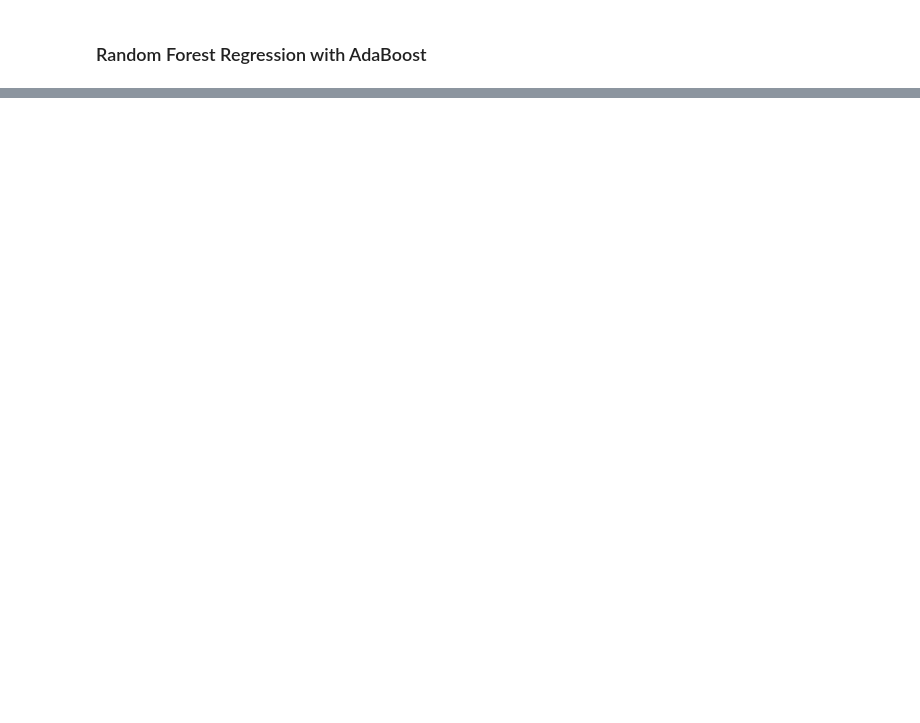
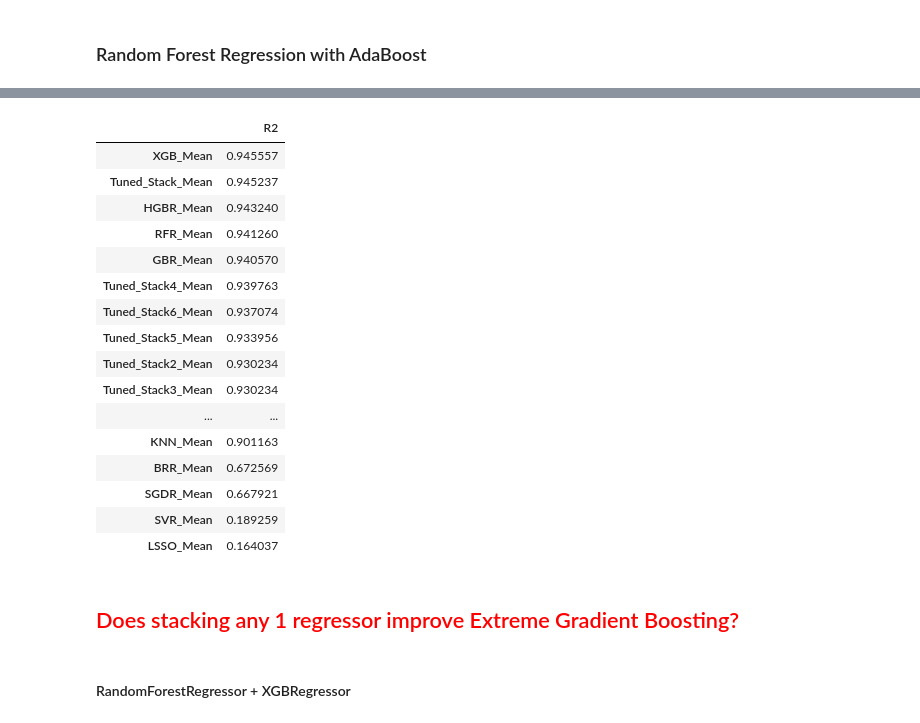
Before and after one commit to RobC30/COVID-Risk-Analysis, a Jupyter notebook: COVID_Start_Jupyter_Notebook.ipynb, the cells around one changed output, grey strips where cells are left out. Drawn from its saved outputs; the diff is of its cells as text; code cells hidden in the pictures; blank space fills up the shorter version.

```diff
--- a/COVID_Start_Jupyter_Notebook.ipynb
+++ b/COVID_Start_Jupyter_Notebook.ipynb
@@ -838,0 +1656,22 @@ r2_score(y_test, y_pred5)
+# %%
+Tuned_Stack10_Results = {}
+
+# define the base models
+V0 = list()
+V0.append(('rfr', RandomForestRegressor(n_estimators=128, random_state=0)))
+#V0.append(('knn', KNeighborsRegressor(n_neighbors=7, algorithm='kd_tree',weights='distance', leaf_size=30,p=1.6)))
+V0.append(('lso', LassoCV(n_alphas=10, random_state=1)))
+#P0.append(('dtr', DecisionTreeRegressor(max_depth=15, random_state= 2)))
+#P0.append(('hgbr', HistGradientBoostingRegressor(learning_rate=0.1, max_leaf_nodes=80,max_depth=50,min_samples_leaf=19,random_state=1)))
+# define meta learner model
+V1 = XGBRegressor(learning_rate=0.2, max_delta_step=0, max_depth=7, min_child_weight=4, n_estimators=60,tree_method='hist', random_state=0)
+# %%
+for i in range(1):
+    model = StackingRegressor(estimators=V0, final_estimator=V1, cv=5)
+    model.fit(X_train, y_train.values.ravel())
+    y_pred = model.predict(X_test)
+    Tuned_Stack10_R2 = r2_score(y_test, y_pred)
+    Tuned_Stack10_Results[f"Test_{str(i)}"] = Tuned_Stack10_R2
+    print(f"Test_{str(i)}: {Tuned_Stack10_R2}")
+    print(f"Training Score: {model.score(X_train, y_train)}")
+    print(f"Testing Score: {model.score(X_test, y_test)}")
@@ -838,0 +1694,28 @@ r2_score(y_test, y_pred5)
+# %%
+Mean_Results["Tuned_Stack10_Mean"] = mean(Tuned_Stack10_Results.values())
+# %%
+Mean_Results_df = pd.DataFrame.from_dict(Mean_Results, orient='index', columns=['R2'])
+# %%
+Mean_Results_df.sort_values(by="R2", ascending=False)
+# %% [output]
+|  | R2 |
+| XGB_Mean | 0.945557 |
+| Tuned_Stack_Mean | 0.945237 |
+| HGBR_Mean | 0.943240 |
+| RFR_Mean | 0.941260 |
+| GBR_Mean | 0.940570 |
+| Tuned_Stack4_Mean | 0.939763 |
+| Tuned_Stack6_Mean | 0.937074 |
+| Tuned_Stack5_Mean | 0.933956 |
+| Tuned_Stack2_Mean | 0.930234 |
+| Tuned_Stack3_Mean | 0.930234 |
+| ... | ... |
+| KNN_Mean | 0.901163 |
+| BRR_Mean | 0.672569 |
+| SGDR_Mean | 0.667921 |
+| SVR_Mean | 0.189259 |
+| LSSO_Mean | 0.164037 |
+# %% [markdown]
+## <font color='red'>Does stacking any 1 regressor improve Extreme Gradient Boosting?</font>
+# %% [markdown]
+#### RandomForestRegressor + XGBRegressor
```
Also changed, not shown: parts of 223 cells of this notebook.
